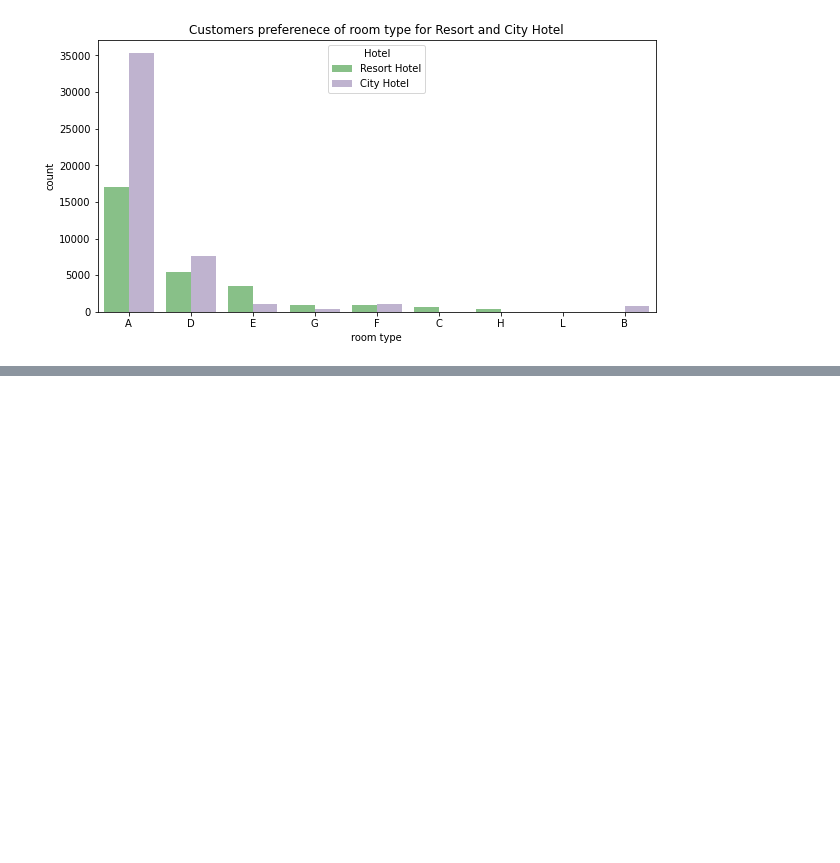
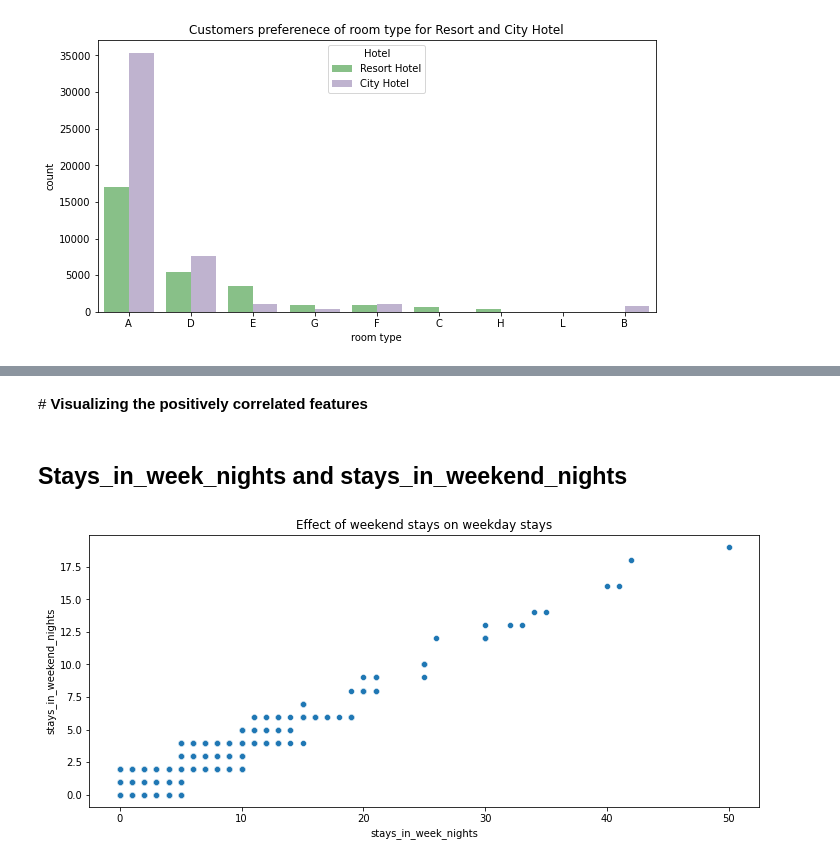
Before and after one commit to PriyankaSejwal/Hotel-Booking-Analysis, a Jupyter notebook: Priyanka_Rimo_CapstoneProject_Hotel_Booking_Analysis_Capstone_Project.ipynb, the cells around one changed output, grey strips where cells are left out. Drawn from its saved outputs; the diff is of its cells as text; code cells hidden in the pictures; blank space fills up the shorter version.

```diff
--- a/Priyanka_Rimo_CapstoneProject_Hotel_Booking_Analysis_Capstone_Project.ipynb
+++ b/Priyanka_Rimo_CapstoneProject_Hotel_Booking_Analysis_Capstone_Project.ipynb
@@ -1113,0 +1232,12 @@ Text(0.5, 1.0, 'Customers preferenece of room type for Resort and City Hotel')
+# %% [markdown]
+#<b> Visualizing the positively correlated features
+# %% [markdown]
+## <b>Stays_in_week_nights and stays_in_weekend_nights
+# %%
+# visualizing using scatter plot
+plt.figure(figsize=(12,5))
+sns.scatterplot(x='stays_in_week_nights', y='stays_in_weekend_nights', data=actual_guests)
+plt.title('Effect of weekend stays on weekday stays')
+plt.show()
+# %% [output]
+[figure, added]
```
Also changed, not shown: parts of 35 cells of this notebook.
